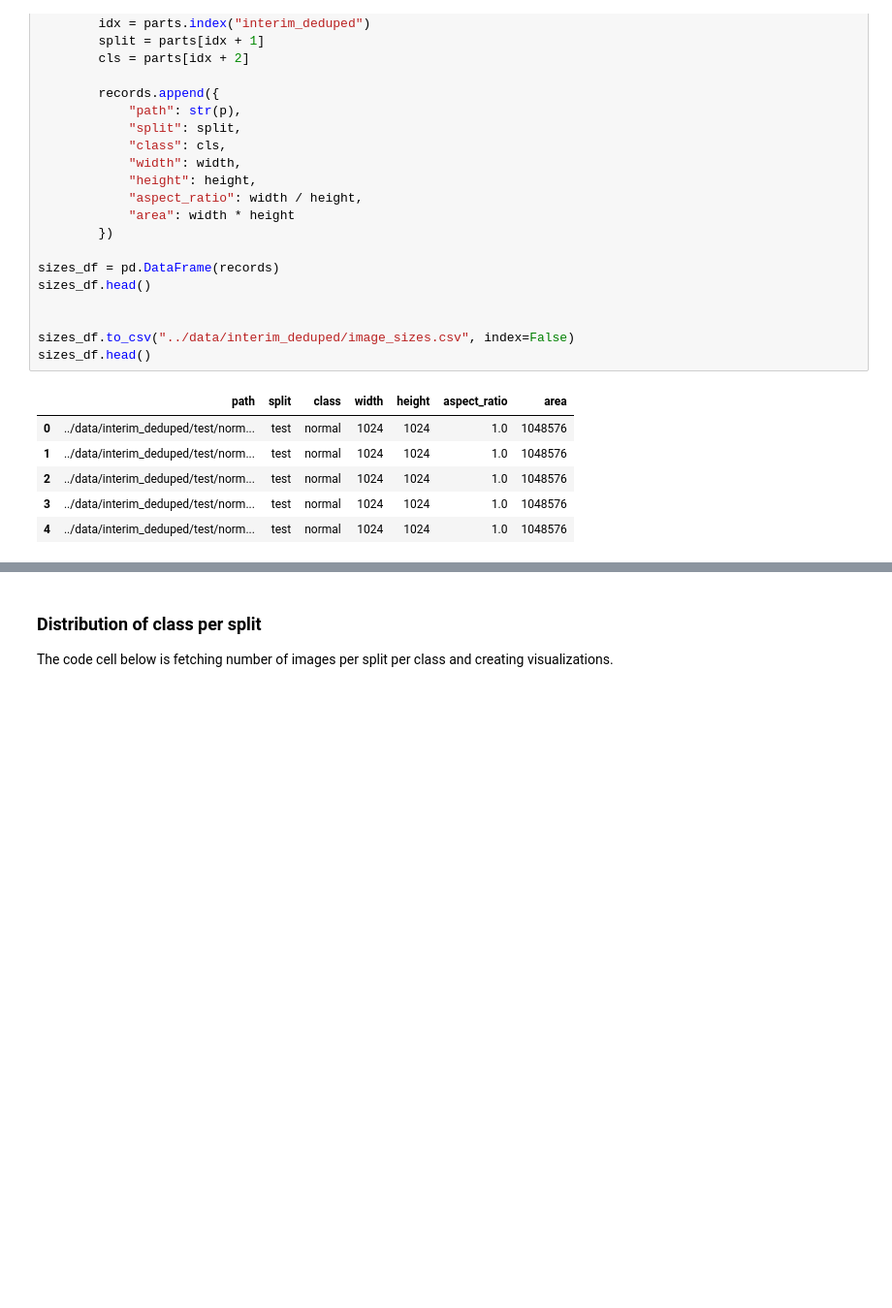
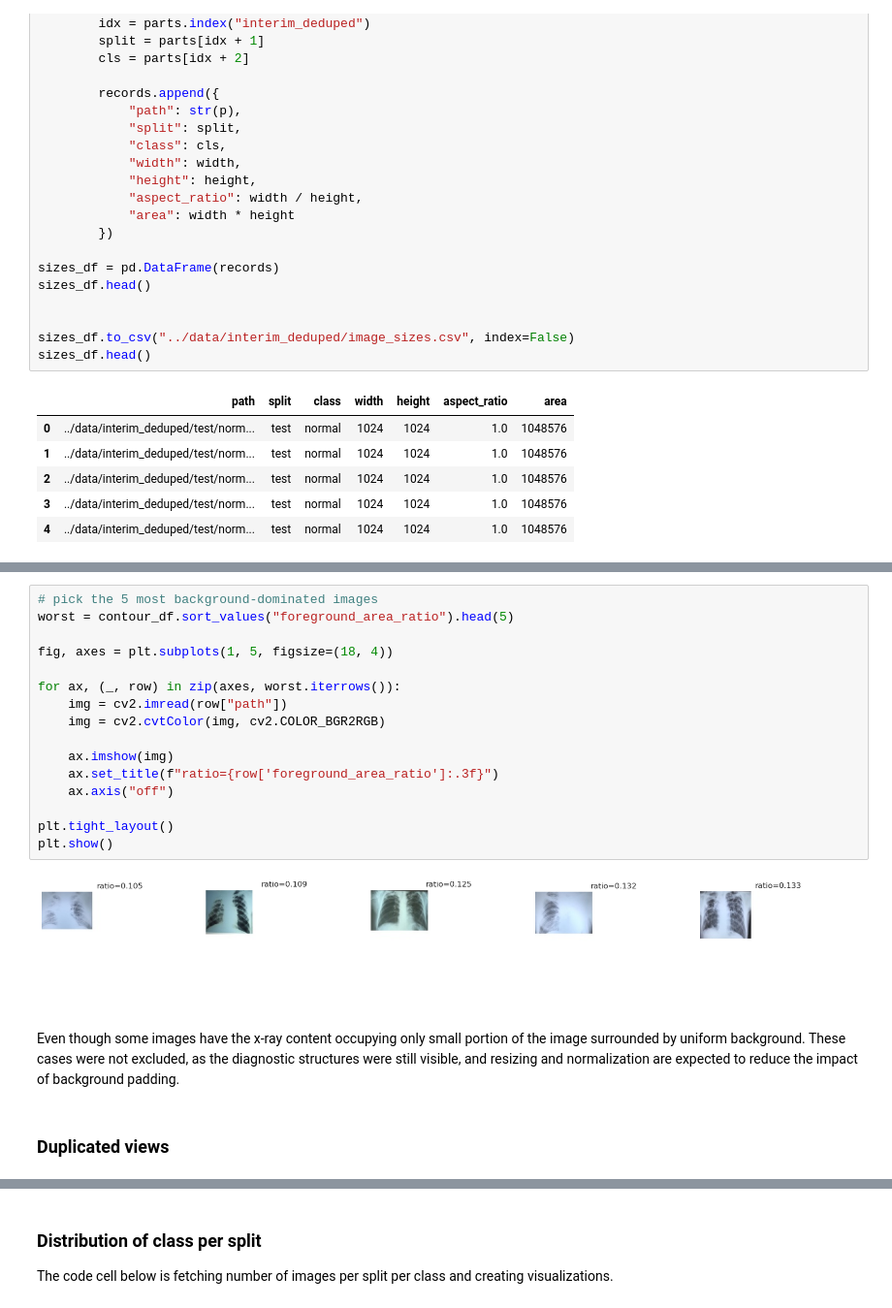
Before and after one commit to RamyGadalla/chest-xray-classification-ramygadalla, a Jupyter notebook: notebooks/01_ExploratoryDataAnaylsis.ipynb, the cells around one changed output, grey strips where cells are left out. Shown at 97% size. Cells and saved outputs as stored; diff of their text form; blank space fills up the shorter version.

```diff
--- a/notebooks/01_ExploratoryDataAnaylsis.ipynb
+++ b/notebooks/01_ExploratoryDataAnaylsis.ipynb
@@ -478,0 +584,22 @@ Deleted 24 images with area < 40000
+# %%
+# pick the 5 most background-dominated images
+worst = contour_df.sort_values("foreground_area_ratio").head(5)
+
+fig, axes = plt.subplots(1, 5, figsize=(18, 4))
+
+for ax, (_, row) in zip(axes, worst.iterrows()):
+    img = cv2.imread(row["path"])
+    img = cv2.cvtColor(img, cv2.COLOR_BGR2RGB)
+
+    ax.imshow(img)
+    ax.set_title(f"ratio={row['foreground_area_ratio']:.3f}")
+    ax.axis("off")
+
+plt.tight_layout()
+plt.show()
+# %% [output]
+[figure, added]
+# %% [markdown]
+Even though some images have the x-ray content occupying only small portion of the image surrounded by uniform background. These cases were not excluded, as the diagnostic structures were still visible, and resizing and normalization are expected to reduce the impact of background padding.
+# %% [markdown]
+### Duplicated views
```
Also changed, not shown: parts of 28 cells of this notebook.
